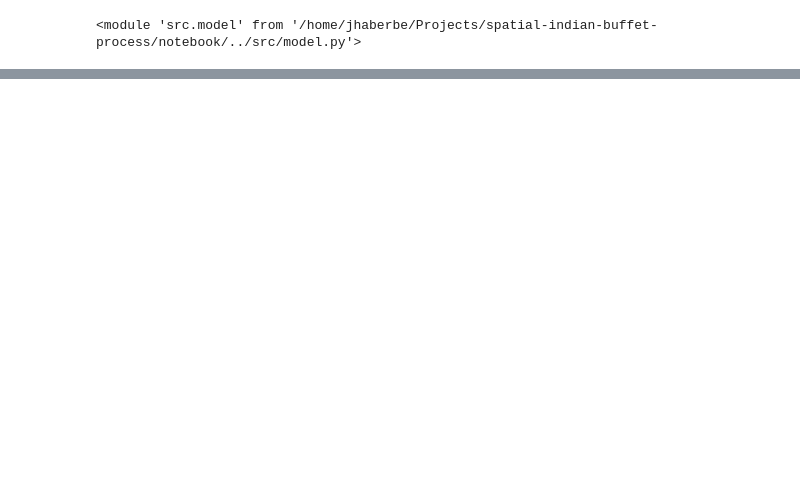
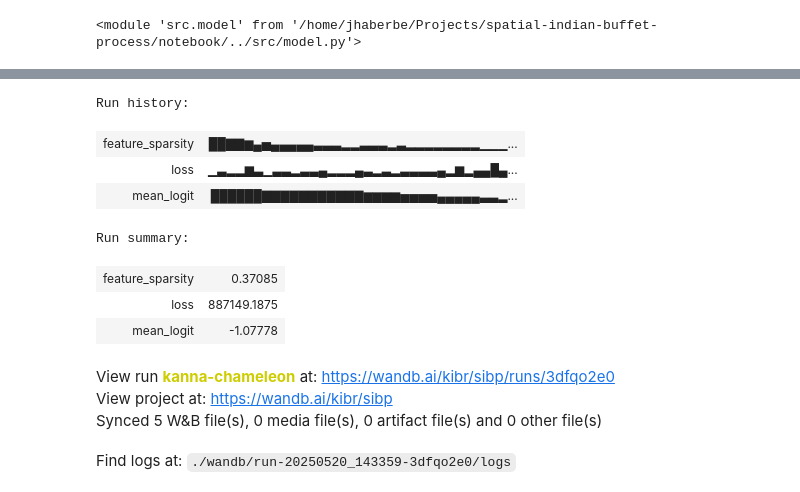
Before and after one commit to jhaberbe/spatial-indian-buffet-process, a Jupyter notebook: notebook/package-testing.ipynb, the cells around one changed output, grey strips where cells are left out. Cells and saved outputs as stored; diff of their text form; code cells hidden in the pictures; blank space fills up the shorter version.

```diff
--- a/notebook/package-testing.ipynb
+++ b/notebook/package-testing.ipynb
@@ -46,10 +46,11 @@ sibp.fit(
     coordinates = locs,
     count_matrix = X,
     group_assignments = folder,
-    num_steps = 60_000,
+    num_steps = 40_000,
     wandb_kwargs = {
         "project": "sibp",
         "name": "kanna-chameleon"
-    }
+    },
+    clear_param_store = False
 )
 # %% [output]
@@ -57,3 +60,15 @@ sibp.fit(
+Run history:
+| feature_sparsity | ██▇▇▆▄▅▄▄▄▄▄▃▃▃▂▂▃▃▃▂▃▂▂▂▂▂▂▂▂▁▁▁... |
+| loss | ▁▃▂▂▆▃▁▃▃▂▃▃▄▂▂▂▄▃▂▃▂▃▃▃▃▄▂▆▂▄▄█▄... |
+| mean_logit | ██████▇▇▇▇▇▇▇▇▇▇▇▆▆▆▆▅▅▅▅▄▄▄▄▄▃▃▂... |
+Run summary:
+| feature_sparsity | 0.37085 |
+| loss | 887149.1875 |
+| mean_logit | -1.07778 |
+View run kanna-chameleon at: https://wandb.ai/kibr/sibp/runs/3dfqo2e0
+View project at: https://wandb.ai/kibr/sibp
+Synced 5 W&B file(s), 0 media file(s), 0 artifact file(s) and 0 other file(s)
+Find logs at: ./wandb/run-20250520_143359-3dfqo2e0/logs
 # %%
 latent_features = sibp.return_latent_features()
 return_latent_feature_weights = sibp.return_latent_feature_weights()
```
Also changed, not shown: parts of 7 cells of this notebook, 6 other files.
